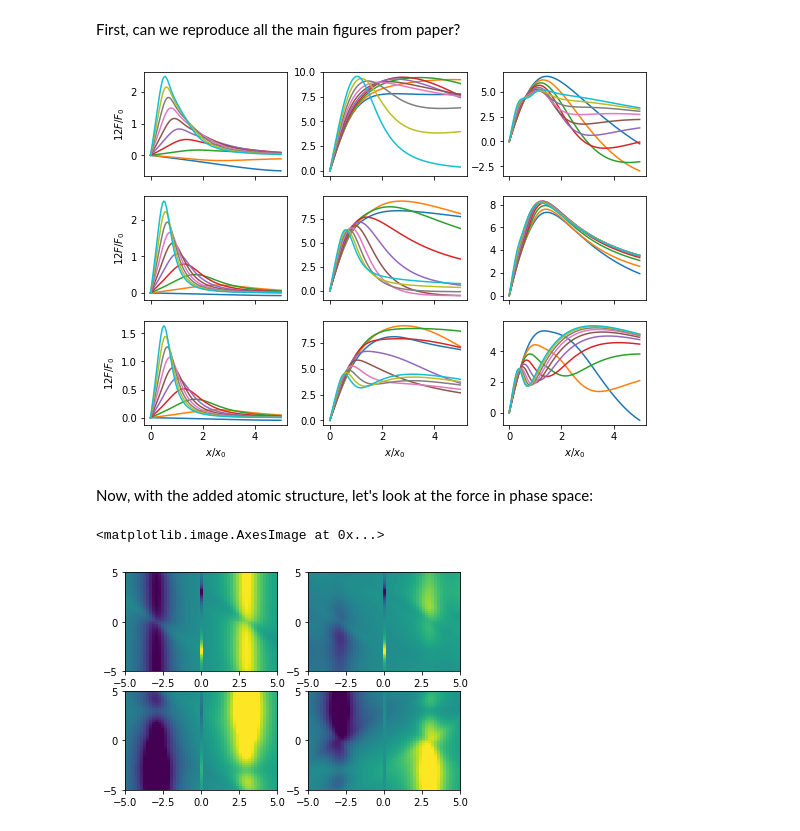
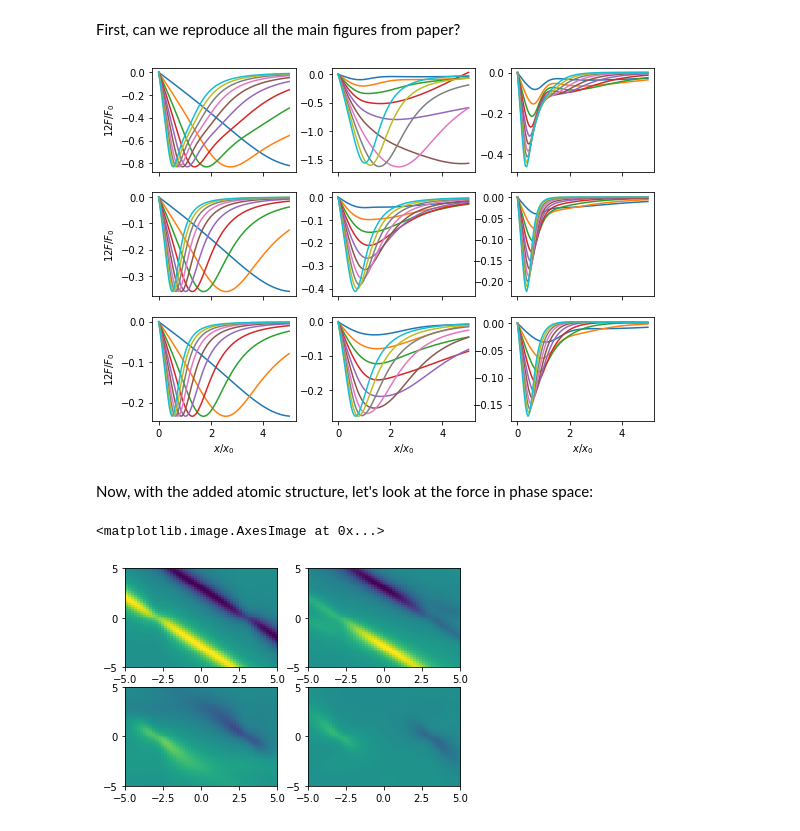
Before and after one commit to JQIamo/pylcp, a Jupyter notebook: examples/forces/MOTs/03_Fm_to_Fn_3D_MOT.ipynb, the cells around one changed output. Cells and saved outputs as stored; diff of their text form; code cells hidden in the pictures.

Commit message:
included false parameter for trap

```diff
--- a/examples/forces/MOTs/03_Fm_to_Fn_3D_MOT.ipynb
+++ b/examples/forces/MOTs/03_Fm_to_Fn_3D_MOT.ipynb
@@ -40,7 +40,7 @@ for ii, gl_i in enumerate(gl):
 
         trap = pylcp.trap_rateeq(laserBeams,
                                  lambda R: pylcp.tools.quadrupoleField3D(R, 1),
-                                 hamiltonian, svd_eps=1e-10)
+                                 hamiltonian, svd_eps=1e-10, include_mag_forces=False)
         trap.generate_force_profile(
             [np.zeros(z.shape), np.zeros(z.shape), z],
             [np.zeros(z.shape), np.zeros(z.shape), np.zeros(z.shape)],
@@ -60,7 +60,7 @@ for ii, gl_i in enumerate(gl):
 
         trap = pylcp.trap_rateeq(laserBeams,
                                  lambda R: pylcp.tools.quadrupoleField3D(R, 1),
-                                 hamiltonian, svd_eps=1e-10)
+                                 hamiltonian, svd_eps=1e-10, include_mag_forces=False)
         trap.generate_force_profile(
             [np.zeros(z.shape), np.zeros(z.shape), z],
             [np.zeros(z.shape), np.zeros(z.shape), np.zeros(z.shape)],
@@ -80,7 +80,7 @@ for ii, gl_i in enumerate(gl):
 
         trap = pylcp.trap_rateeq(laserBeams,
                                  lambda R: pylcp.tools.quadrupoleField3D(R, 1),
-                                 hamiltonian, svd_eps=1e-10)
+                                 hamiltonian, svd_eps=1e-10, include_mag_forces=False)
         trap.generate_force_profile(
             [np.zeros(z.shape), np.zeros(z.shape), z],
             [np.zeros(z.shape), np.zeros(z.shape), np.zeros(z.shape)],
@@ -95,7 +95,7 @@ for ii in range(3):
 fig.subplots_adjust(wspace=0.25)
 # fig.savefig('/Users/spe/Desktop/tarbutt_comparison.pdf')
 # %% [output]
-[figure, old version]
+[figure, new version]
 # %% [markdown]
 Now, with the added atomic structure, let's look at the force in phase space:
 # %%
@@ -120,7 +120,7 @@ hamiltonian = pylcp.hamiltonian(Hg, He, Bgq, Beq, dijq)
 
 trap = pylcp.trap_rateeq(laserBeams,
                          lambda R: pylcp.tools.quadrupoleField3D(R, 1),
-                         hamiltonian, svd_eps=1e-10)
+                         hamiltonian, svd_eps=1e-10, include_mag_forces=False)
 trap.generate_force_profile(
     [np.zeros(X.shape), np.zeros(X.shape), X],
     [np.zeros(V.shape), np.zeros(V.shape), V],
@@ -143,7 +143,7 @@ hamiltonian = pylcp.hamiltonian(Hg, He, Bgq, Beq, dijq)
 
 trap = pylcp.trap_rateeq(laserBeams,
                          lambda R: pylcp.tools.quadrupoleField3D(R, 1),
-                         hamiltonian, svd_eps=1e-10)
+                         hamiltonian, svd_eps=1e-10, include_mag_forces=False)
 trap.generate_force_profile(
     [np.zeros(X.shape), np.zeros(X.shape), X],
     [np.zeros(V.shape), np.zeros(V.shape), V],
@@ -165,37 +165,37 @@ hamiltonian = pylcp.hamiltonian(Hg, He, Bgq, Beq, dijq)
 
 trap = pylcp.trap_rateeq(laserBeams,
                          lambda R: pylcp.tools.quadrupoleField3D(R, 1),
-                         hamiltonian, svd_eps=1e-10)
+                         hamiltonian, svd_eps=1e-10, include_mag_forces=False)
 trap.generate_force_profile(
     [np.zeros(X.shape), np.zeros(X.shape), X],
     [np.zeros(V.shape), np.zeros(V.shape), V],
     name='Fz')
 Fz1to1 = trap.profile['Fz'].F[2]
 
 ax[1, 0].imshow(Fz1to1, extent=(np.amin(X[0, :]), np.amax(X[0, :]),
                                 np.amin(V[:, 0]), np.amax(V[:, 0])),
                 origin='bottom', aspect='auto', vmin=-0.1, vmax=0.1)
 
 # Define the atomic Hamiltonian F = 2 -> 1:
 Hg, Bgq = pylcp.hamiltonians.singleF(F=2, gF=0, muB=1)
 He, Beq = pylcp.hamiltonians.singleF(F=1, gF=-1, muB=1)
 
 dijq = pylcp.hamiltonians.dqij_two_bare_hyperfine(2, 1)
 
 hamiltonian = pylcp.hamiltonian(Hg, He, Bgq, Beq, dijq)
 
 trap = pylcp.trap_rateeq(laserBeams,
                          lambda R: pylcp.tools.quadrupoleField3D(R, 1),
-                         hamiltonian, svd_eps=1e-10)
+                         hamiltonian, svd_eps=1e-10, include_mag_forces=False)
 trap.generate_force_profile(
     [np.zeros(X.shape), np.zeros(X.shape), X],
     [np.zeros(V.shape), np.zeros(V.shape), V],
     name='Fz')
 Fz2to1 = trap.profile['Fz'].F[2]
 
 ax[1, 1].imshow(Fz2to1, extent=(np.amin(X[0, :]), np.amax(X[0, :]),
                                 np.amin(V[:, 0]), np.amax(V[:, 0])),
                 origin='bottom', aspect='auto', vmin=-0.1, vmax=0.1)
 # %% [output]
 <matplotlib.image.AxesImage at 0x...>
-[figure, old version]
+[figure, new version]
```
Also changed, not shown: 3 other files.
